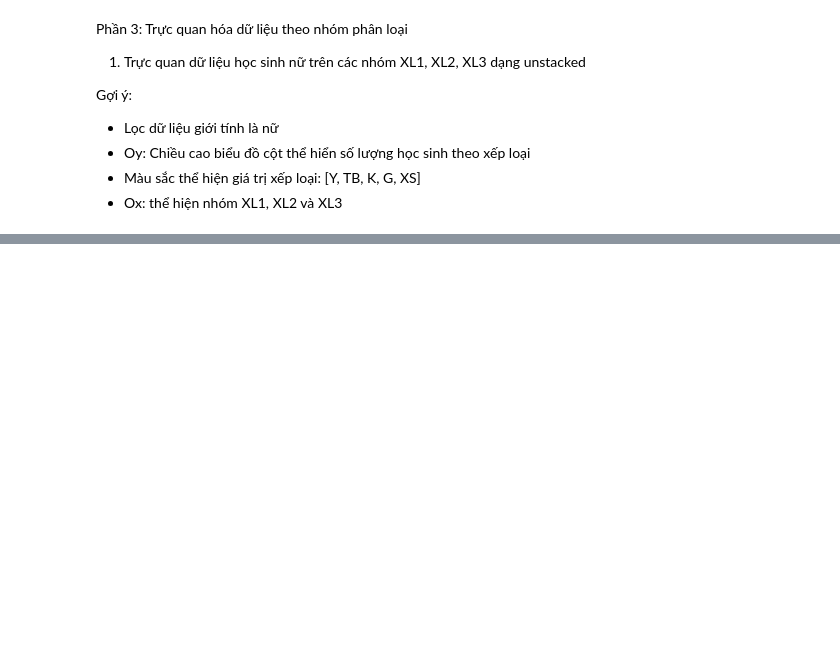
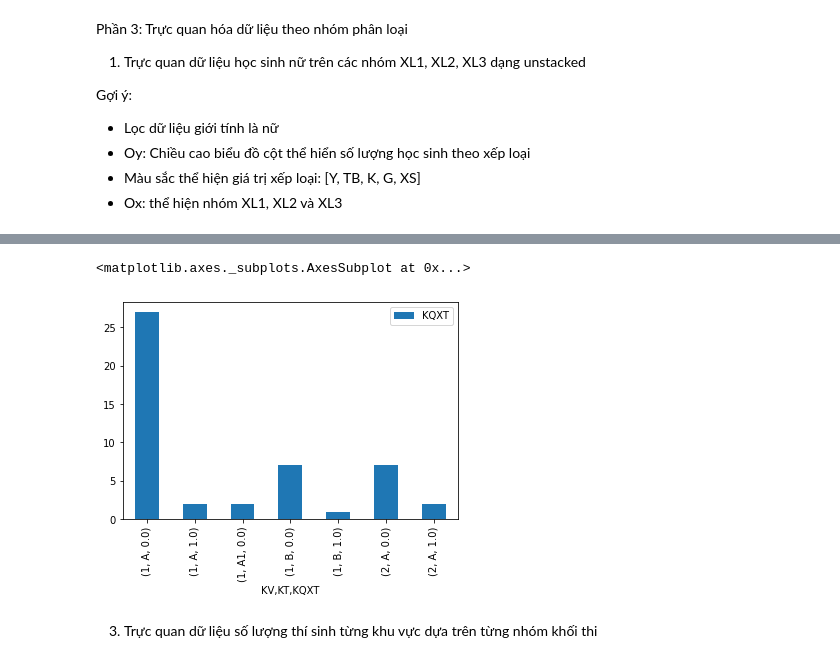
Before and after one commit to trinhvanypro1/-DataAnalystDeepLearning, a Jupyter notebook: Lab2.ipynb, the cells around one changed output, grey strips where cells are left out. Cells and saved outputs as stored; diff of their text form; code cells hidden in the pictures; blank space fills up the shorter version.

```diff
--- a/Lab2.ipynb
+++ b/Lab2.ipynb
@@ -224,0 +262,7 @@ Gợi ý:
+# %%
+data[(data.KV.isin(['1','2']))& data.KT.isin(['A','A1','B'])].groupby(['KV','KT','KQXT']).agg({'KQXT':'count'}).plot.bar()
+# %% [output]
+<matplotlib.axes._subplots.AxesSubplot at 0x...>
+[figure, added]
+# %% [markdown]
+3. Trực quan dữ liệu số lượng thí sinh từng khu vực dựa trên từng nhóm khối thi
```
Also changed, not shown: parts of 18 cells of this notebook.
